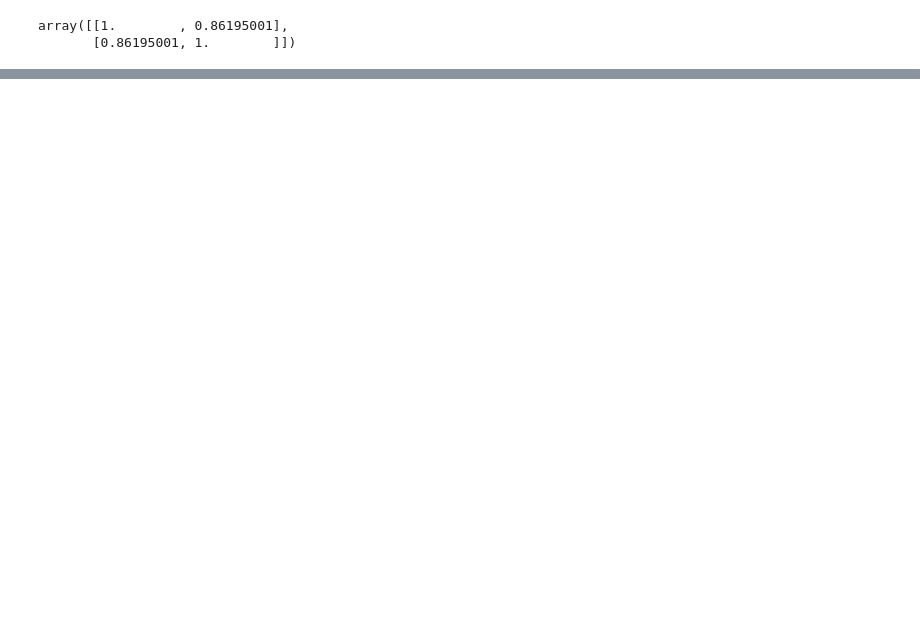
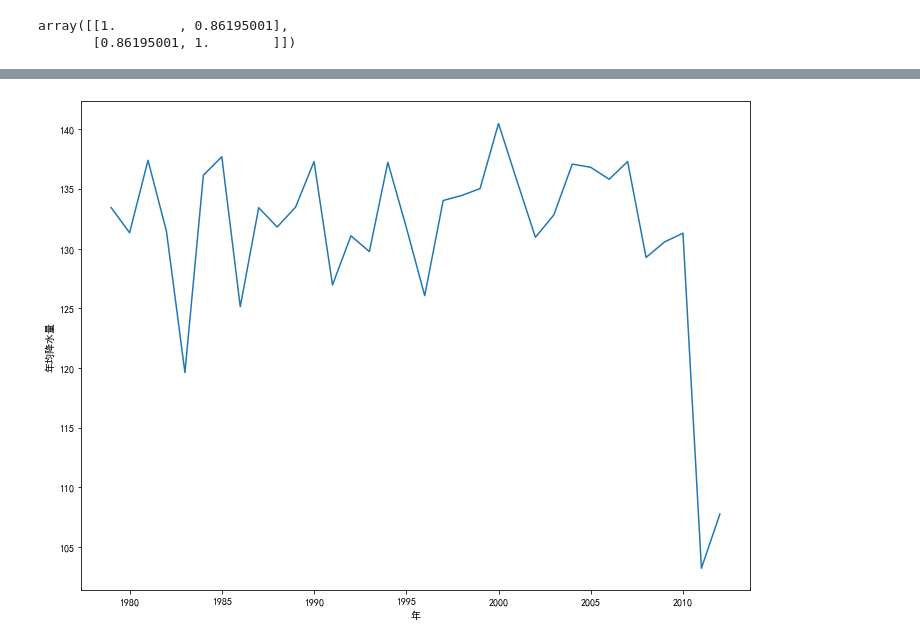
Before and after one commit to samuelzq/python_math, a Jupyter notebook: ch9/chp9.ipynb, the cells around one changed output, grey strips where cells are left out. Drawn from its saved outputs; the diff is of its cells as text; code cells hidden in the pictures; blank space fills up the shorter version.

```diff
--- a/ch9/chp9.ipynb
+++ b/ch9/chp9.ipynb
@@ -1246,0 +1348,4 @@ x__.corr(y__), y__.corr(x__)
+# %%
+license_data = numpy.genfromtxt('Shanghai_license_plate_price.csv',
+                                delimiter=',', names=True)
+numpy.shape(license_data)
@@ -1246,0 +1405,6 @@ x__.corr(y__), y__.corr(x__)
+# %%
+# 读取CSV文件中第一列的内容
+with open('Shanghai_license_plate_price.csv', 'r') as csvfile:
+    reader = csv.reader(csvfile)
+    next(reader)
+    column0 = [row[0] for row in reader]
@@ -1246,0 +1628,3 @@ x__.corr(y__), y__.corr(x__)
+# %%
+precipitation = data[:, -4]      # 日降雨量
+rainfall = numpy.empty((36, 12)) # 月平均降雨量数组
@@ -1246,0 +1669,24 @@ x__.corr(y__), y__.corr(x__)
+# %%
+# 将年份提取出来
+years = list(year.keys())
+plt.rcParams['font.sans-serif'] = ['SimHei']
+fig, ax = plt.subplots(1, 1, figsize=(12, 9))
+ax.plot(years, rainfall[:,0])
+ax.set_xlabel('年')
+ax.set_ylabel('一月份降水量')
+plt.show()
+
+mean_rainfall_in_month = rainfall.mean(axis=0)
+mean_rainfall_per_year = rainfall.mean(axis=1)
+fig, ax = plt.subplots(1, 1, figsize=(12, 9))
+ax.plot(years, mean_rainfall_per_year)
+ax.set_xlabel('年')
+ax.set_ylabel('年均降水量')
+plt.show()
+
+std_rainfall_per_year = rainfall.std(axis=1)
+fig, ax = plt.subplots(1, 1, figsize=(12, 9))
+ax.errorbar(years, mean_rainfall_per_year, yerr = std_rainfall_per_year)
+ax.set_xlabel('年')
+ax.set_ylabel('年均降水量')
+plt.show()
@@ -1246,0 +1700,10 @@ x__.corr(y__), y__.corr(x__)
+# %%
+mean_rainfall_in_month = rainfall.mean(axis=0)
+mean_rainfall_per_year = rainfall.mean(axis=1)
+fig, ax = plt.subplots(1, 1, figsize=(12, 9))
+ax.plot(years[0:-2:], mean_rainfall_per_year[0:-2])
+ax.set_xlabel('年')
+ax.set_ylabel('年均降水量')
+plt.show()
+# %% [output]
+[figure, added]
```
Also changed, not shown: parts of 239 cells of this notebook, 7 other files.
